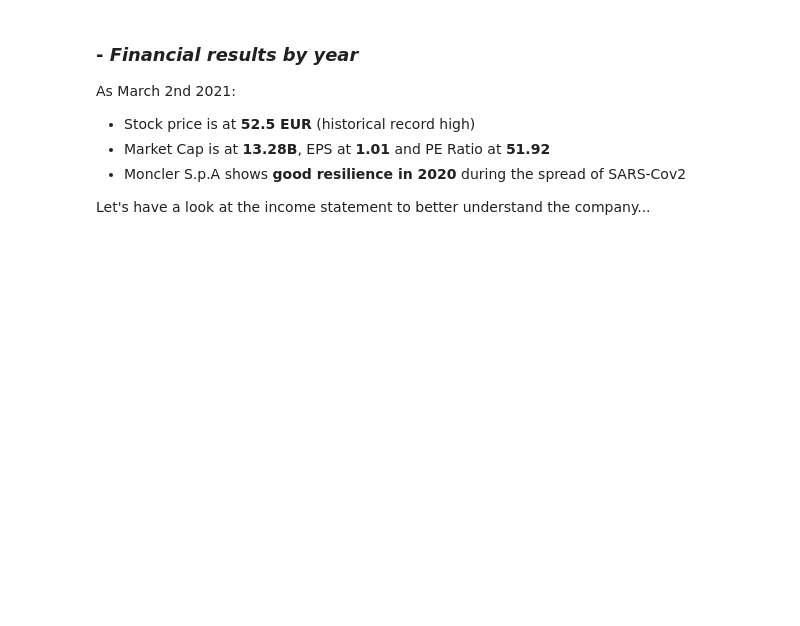
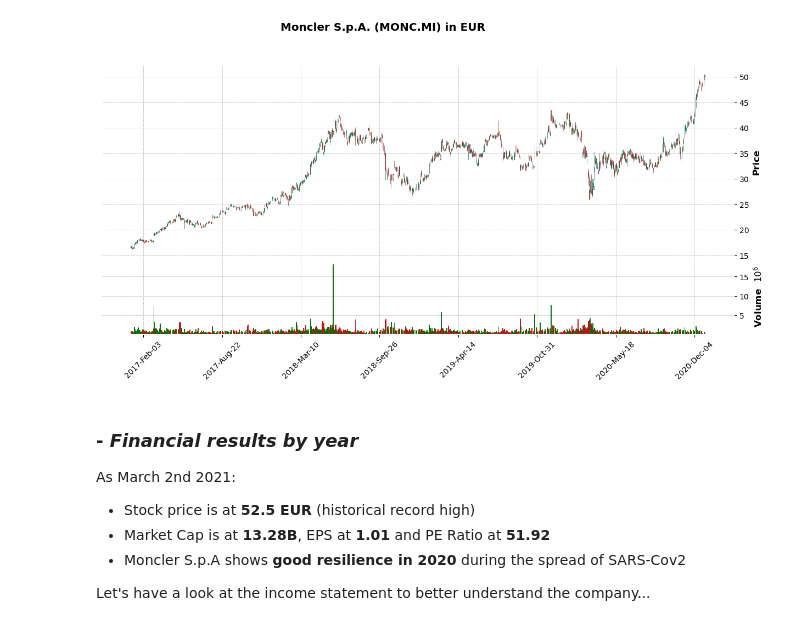
Before and after one commit to AkimParis/Bayesian_Genius, a Jupyter notebook: Moncler_Bayesian.ipynb, the cells around one changed output. Drawn from its saved outputs; the diff is of its cells as text; code cells hidden in the pictures; blank space fills up the shorter version.

```diff
--- a/Moncler_Bayesian.ipynb
+++ b/Moncler_Bayesian.ipynb
@@ -52,3 +43,8 @@ qf.iplot()
+# %%
+mpf.plot(moncler_df,type='candle',style='charles',volume=True,show_nontrading=True,figsize=(16, 7),title='Moncler S.p.A. (MONC.MI) in EUR')
+plt.show()
+# %% [output]
+[figure, added]
 # %% [markdown]
 ### - *Financial results by year*
 
```
Also changed, not shown: parts of 12 cells of this notebook.
